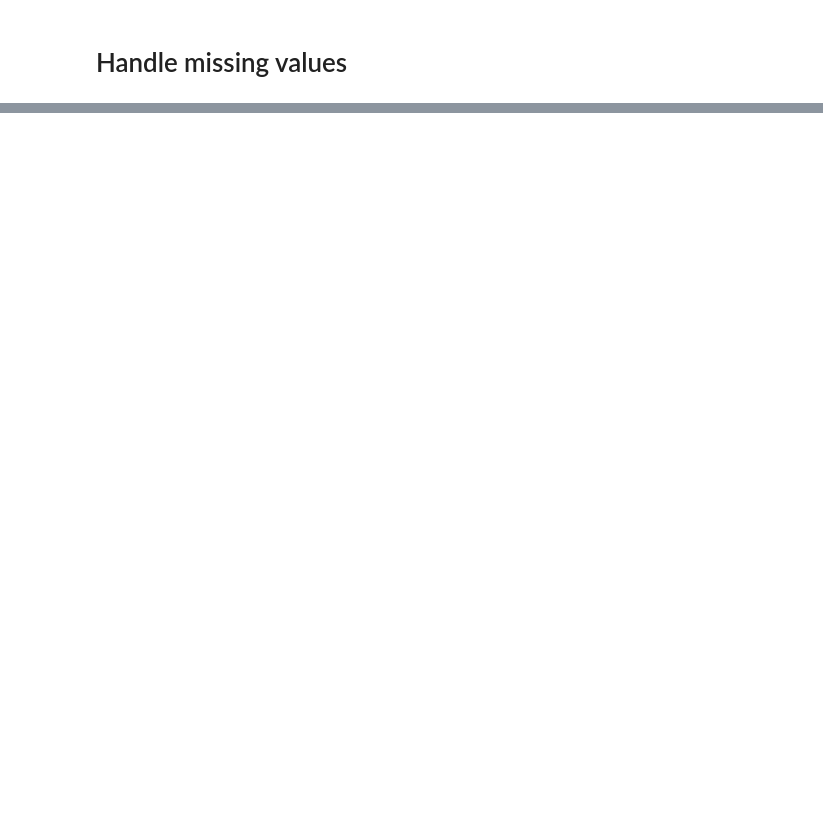
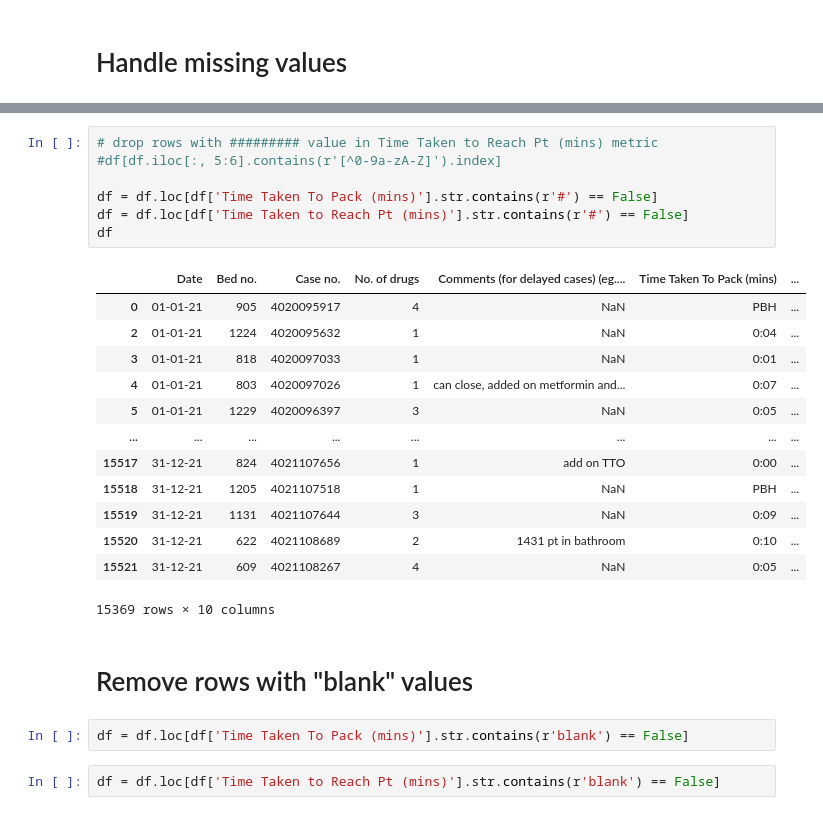
Before and after one commit to RoystonCXW/IS447---Smart-Healthcare, a Jupyter notebook: IS447/System/Data/Pharmacy Dept/Data Cleaning/MNH_Cleaning.ipynb, the cells around one changed output, grey strips where cells are left out. Saved outputs shown, nothing was run; the diff lists cells and outputs as text; blank space fills up the shorter version.

```diff
--- a/IS447/System/Data/Pharmacy Dept/Data Cleaning/MNH_Cleaning.ipynb
+++ b/IS447/System/Data/Pharmacy Dept/Data Cleaning/MNH_Cleaning.ipynb
@@ -124,0 +128,27 @@ print(result)
+# %%
+# drop rows with ######### value in Time Taken to Reach Pt (mins) metric
+#df[df.iloc[:, 5:6].contains(r'[^0-9a-zA-Z]').index]
+
+df = df.loc[df['Time Taken To Pack (mins)'].str.contains(r'#') == False]
+df = df.loc[df['Time Taken to Reach Pt (mins)'].str.contains(r'#') == False]
+df
+# %% [output]
+|  | Date | Bed no. | Case no. | No. of drugs | Comments (for delayed cases) (eg.... | Time Taken To Pack (mins) | ... |
+| 0 | 01-01-21 | 905 | 4020095917 | 4 | NaN | PBH | ... |
+| 2 | 01-01-21 | 1224 | 4020095632 | 1 | NaN | 0:04 | ... |
+| 3 | 01-01-21 | 818 | 4020097033 | 1 | NaN | 0:01 | ... |
+| 4 | 01-01-21 | 803 | 4020097026 | 1 | can close, added on metformin and... | 0:07 | ... |
+| 5 | 01-01-21 | 1229 | 4020096397 | 3 | NaN | 0:05 | ... |
+| ... | ... | ... | ... | ... | ... | ... | ... |
+| 15517 | 31-12-21 | 824 | 4021107656 | 1 | add on TTO | 0:00 | ... |
+| 15518 | 31-12-21 | 1205 | 4021107518 | 1 | NaN | PBH | ... |
+| 15519 | 31-12-21 | 1131 | 4021107644 | 3 | NaN | 0:09 | ... |
+| 15520 | 31-12-21 | 622 | 4021108689 | 2 | 1431 pt in bathroom | 0:10 | ... |
+| 15521 | 31-12-21 | 609 | 4021108267 | 4 | NaN | 0:05 | ... |
+15369 rows × 10 columns
+# %% [markdown]
+# Remove rows with "blank" values
+# %%
+df = df.loc[df['Time Taken To Pack (mins)'].str.contains(r'blank') == False]
+# %%
+df = df.loc[df['Time Taken to Reach Pt (mins)'].str.contains(r'blank') == False]
```
Also changed, not shown: parts of 17 cells of this notebook, 1 other file.
